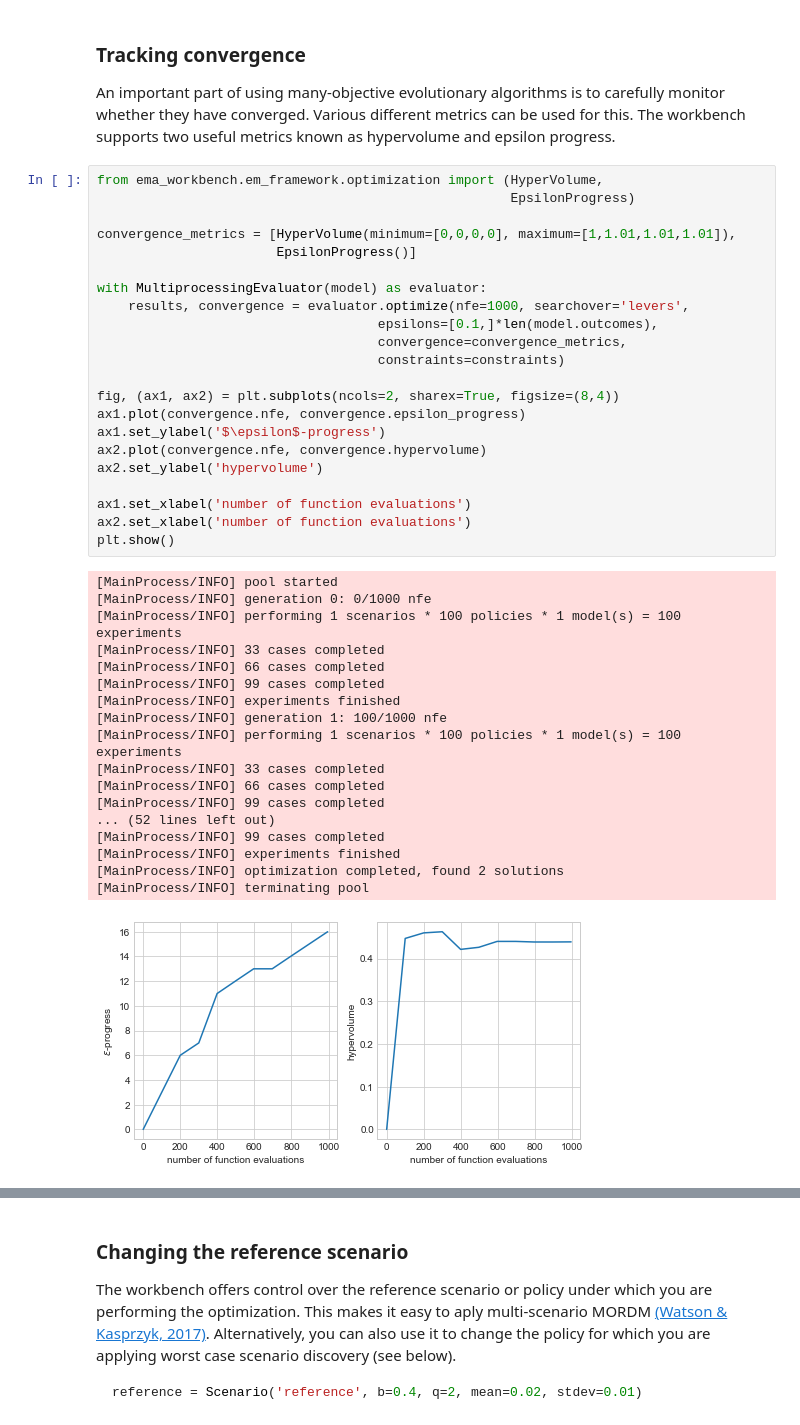
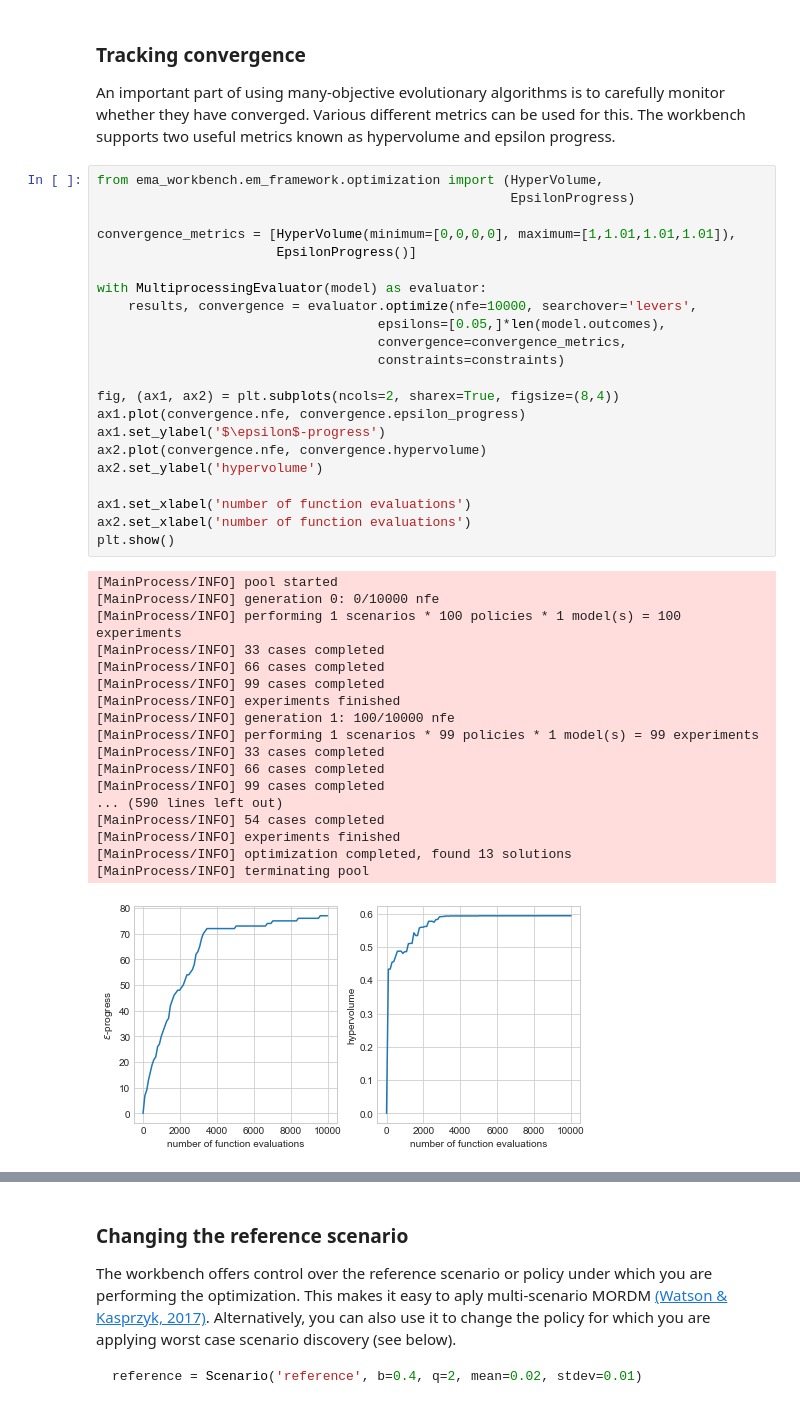
Before and after one commit to quaquel/EMAworkbench, a Jupyter notebook: docs/source/indepth_tutorial/directed-search.ipynb, the cells around one changed output, grey strips where cells are left out. Saved outputs shown, nothing was run; the diff lists cells and outputs as text.

```diff
--- a/docs/source/indepth_tutorial/directed-search.ipynb
+++ b/docs/source/indepth_tutorial/directed-search.ipynb
@@ -145,39 +143,39 @@ from ema_workbench.em_framework.optimization import (HyperVolume,
                                                      EpsilonProgress)
 
 convergence_metrics = [HyperVolume(minimum=[0,0,0,0], maximum=[1,1.01,1.01,1.01]),
                        EpsilonProgress()]
 
 with MultiprocessingEvaluator(model) as evaluator:
-    results, convergence = evaluator.optimize(nfe=1000, searchover='levers',
-                                    epsilons=[0.1,]*len(model.outcomes),
+    results, convergence = evaluator.optimize(nfe=10000, searchover='levers',
+                                    epsilons=[0.05,]*len(model.outcomes),
                                     convergence=convergence_metrics,
                                     constraints=constraints)
 
 fig, (ax1, ax2) = plt.subplots(ncols=2, sharex=True, figsize=(8,4))
 ax1.plot(convergence.nfe, convergence.epsilon_progress)
 ax1.set_ylabel('$\epsilon$-progress')
 ax2.plot(convergence.nfe, convergence.hypervolume)
 ax2.set_ylabel('hypervolume')
 
 ax1.set_xlabel('number of function evaluations')
 ax2.set_xlabel('number of function evaluations')
 plt.show()
 # %% [output]
 [MainProcess/INFO] pool started
-[MainProcess/INFO] generation 0: 0/1000 nfe
+[MainProcess/INFO] generation 0: 0/10000 nfe
 [MainProcess/INFO] performing 1 scenarios * 100 policies * 1 model(s) = 100 experiments
 [MainProcess/INFO] 33 cases completed
 [MainProcess/INFO] 66 cases completed
 [MainProcess/INFO] 99 cases completed
 [MainProcess/INFO] experiments finished
-[MainProcess/INFO] generation 1: 100/1000 nfe
-[MainProcess/INFO] performing 1 scenarios * 100 policies * 1 model(s) = 100 experiments
+[MainProcess/INFO] generation 1: 100/10000 nfe
+[MainProcess/INFO] performing 1 scenarios * 99 policies * 1 model(s) = 99 experiments
 [MainProcess/INFO] 33 cases completed
 [MainProcess/INFO] 66 cases completed
 [MainProcess/INFO] 99 cases completed
-... (52 lines left out)
-[MainProcess/INFO] 99 cases completed
+... (590 lines left out)
+[MainProcess/INFO] 54 cases completed
 [MainProcess/INFO] experiments finished
-[MainProcess/INFO] optimization completed, found 2 solutions
+[MainProcess/INFO] optimization completed, found 13 solutions
 [MainProcess/INFO] terminating pool
-[figure, old version]
+[figure, new version]
```
Also changed, not shown: parts of 4 cells of this notebook, 1 other file.
